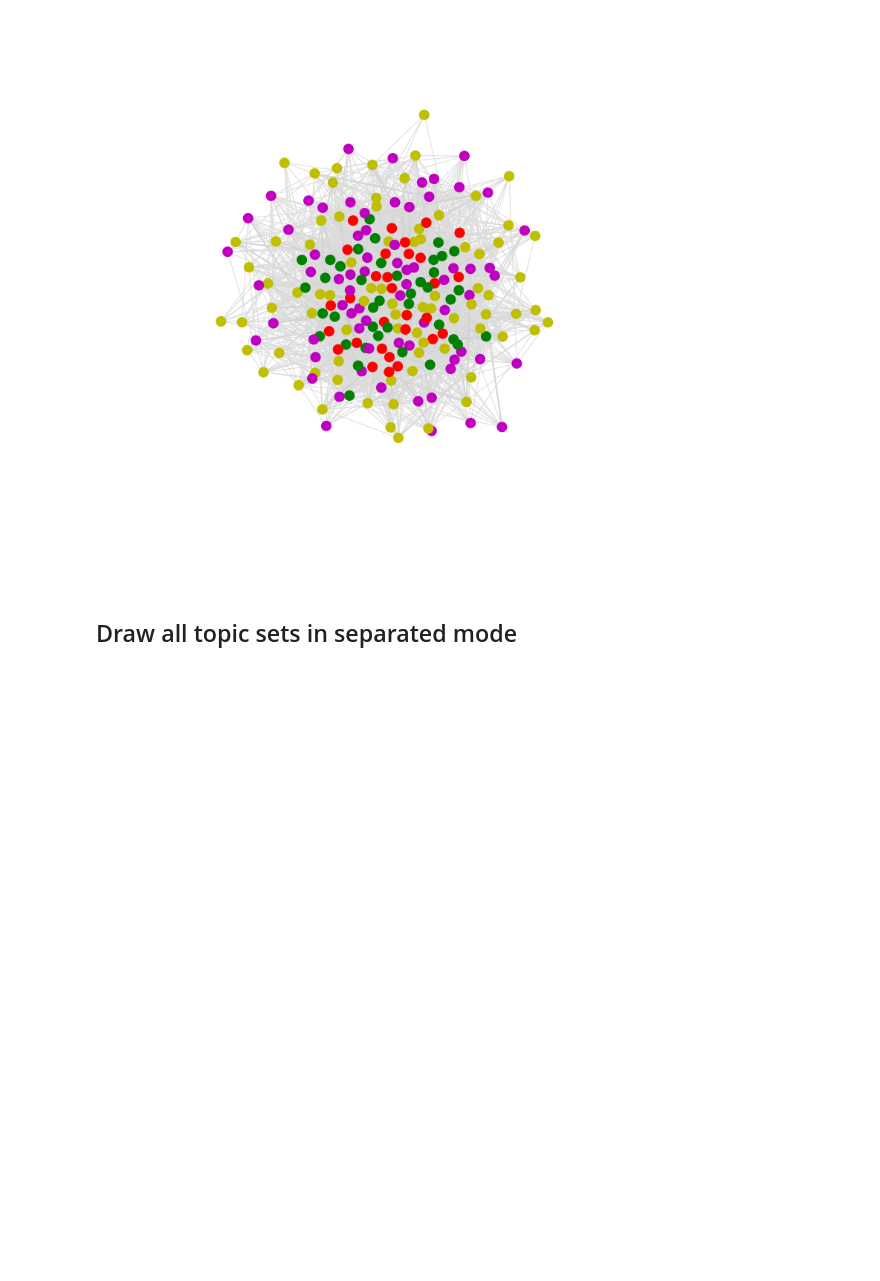
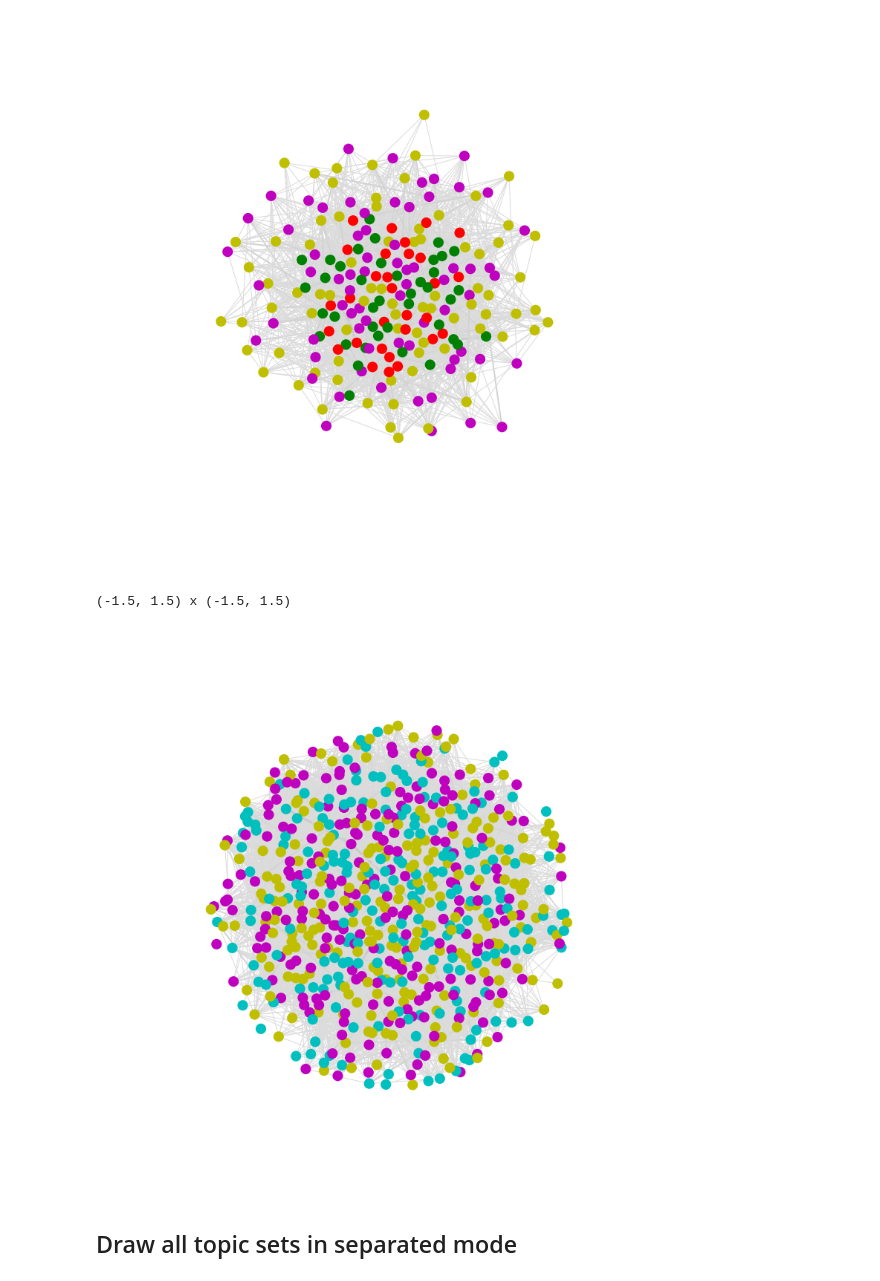
Before and after one commit to ETCBC/laf-fabric-nbs, a Jupyter notebook: topics/topic_viz.ipynb, the cells around one changed output. Drawn from its saved outputs; the diff is of its cells as text; code cells hidden in the pictures; blank space fills up the shorter version.

```diff
--- a/topics/topic_viz.ipynb
+++ b/topics/topic_viz.ipynb
@@ -522,6 +575,11 @@ draw_graph({30,40,70,80}, mode='c')
 # %% [output]
 (-1.5, 1.5) x (-1.5, 1.5)
 [figure]
+# %%
+draw_graph({1000,1010,1020}, mode='c')
+# %% [output]
+(-1.5, 1.5) x (-1.5, 1.5)
+[figure, added]
 # %% [markdown]
 ## Draw all topic sets in separated mode
 # %%
```
Also changed, not shown: parts of 20 cells of this notebook, 15 other files.
